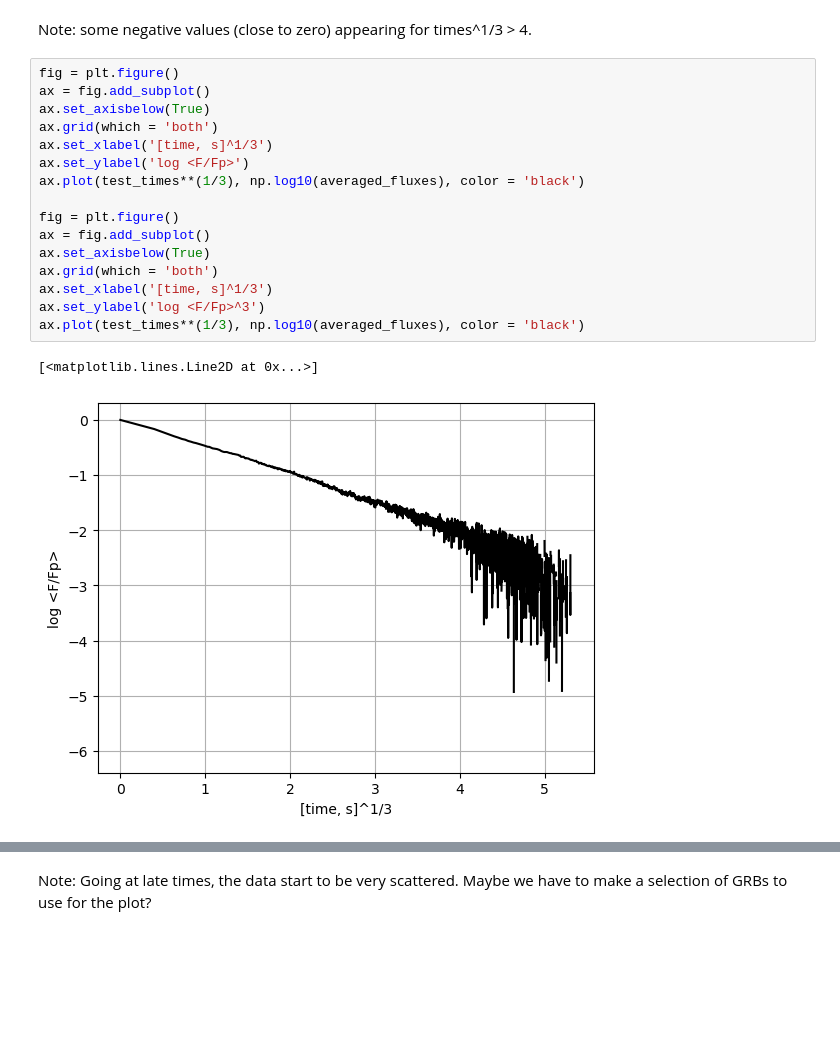
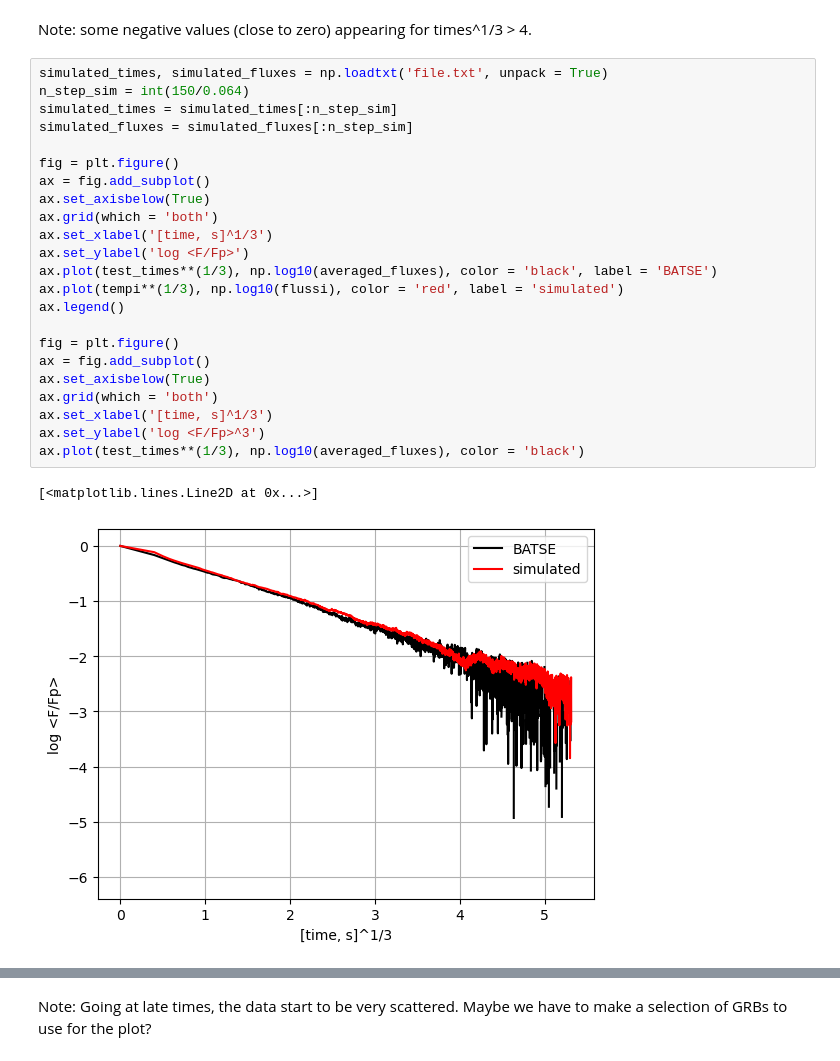
Before and after one commit to romanomaccary/geneticgrbs_v2, a Jupyter notebook: statistical_test/Real_GRBs_Test.ipynb, the cells around one changed output, grey strips where cells are left out. Cells and saved outputs as stored; diff of their text form; blank space fills up the shorter version.

Commit message:
Confrontation between real and simulated average F/Fp added

```diff
--- a/statistical_test/Real_GRBs_Test.ipynb
+++ b/statistical_test/Real_GRBs_Test.ipynb
@@ -75,24 +75,31 @@ averaged_fluxes /= len(grb_list)
 # %% [markdown]
 Note: some negative values (close to zero) appearing for times^1/3 > 4.
 # %%
+simulated_times, simulated_fluxes = np.loadtxt('file.txt', unpack = True)
+n_step_sim = int(150/0.064)
+simulated_times = simulated_times[:n_step_sim]
+simulated_fluxes = simulated_fluxes[:n_step_sim]
+
 fig = plt.figure()
 ax = fig.add_subplot()
 ax.set_axisbelow(True)
 ax.grid(which = 'both')
 ax.set_xlabel('[time, s]^1/3')
 ax.set_ylabel('log <F/Fp>')
-ax.plot(test_times**(1/3), np.log10(averaged_fluxes), color = 'black')
+ax.plot(test_times**(1/3), np.log10(averaged_fluxes), color = 'black', label = 'BATSE')
+ax.plot(tempi**(1/3), np.log10(flussi), color = 'red', label = 'simulated')
+ax.legend()
 
 fig = plt.figure()
 ax = fig.add_subplot()
 ax.set_axisbelow(True)
 ax.grid(which = 'both')
 ax.set_xlabel('[time, s]^1/3')
 ax.set_ylabel('log <F/Fp>^3')
 ax.plot(test_times**(1/3), np.log10(averaged_fluxes), color = 'black')
 # %% [output]
 [<matplotlib.lines.Line2D at 0x...>]
-[figure, old version]
+[figure, new version]
 [figure]
 # %% [markdown]
 Note: Going at late times, the data start to be very scattered. Maybe we have to make a selection of GRBs to use for the plot?
```
Also changed, not shown: parts of 2 cells of this notebook, 1 other file.
